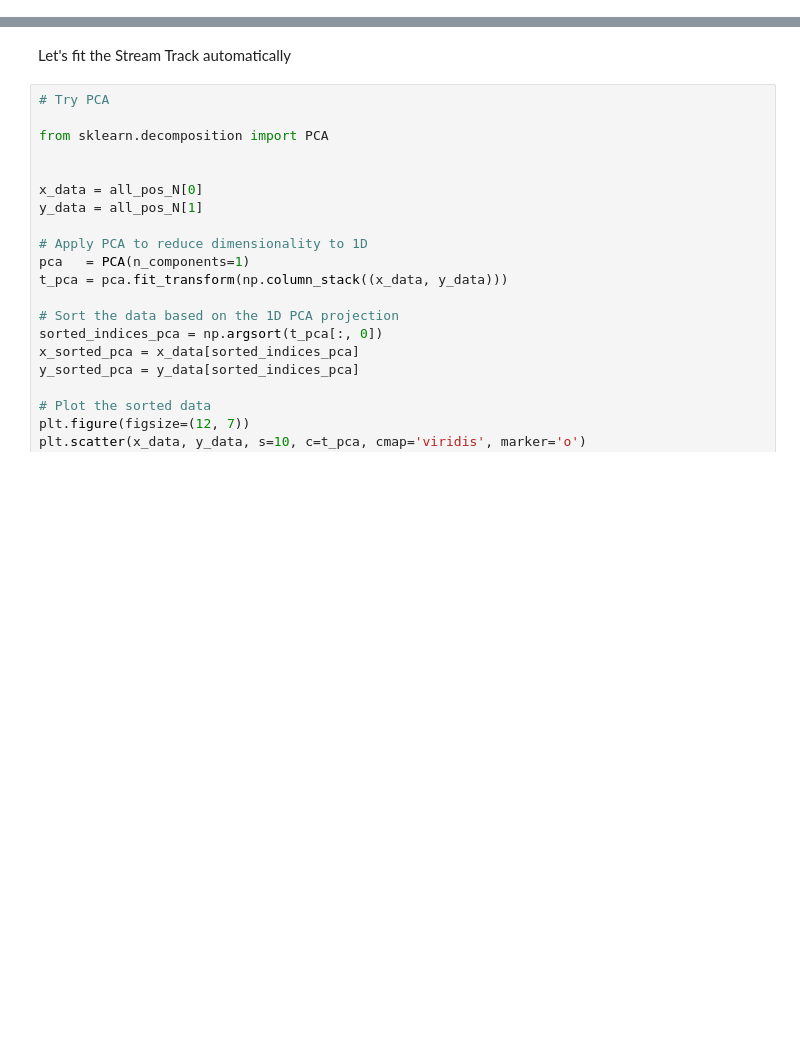
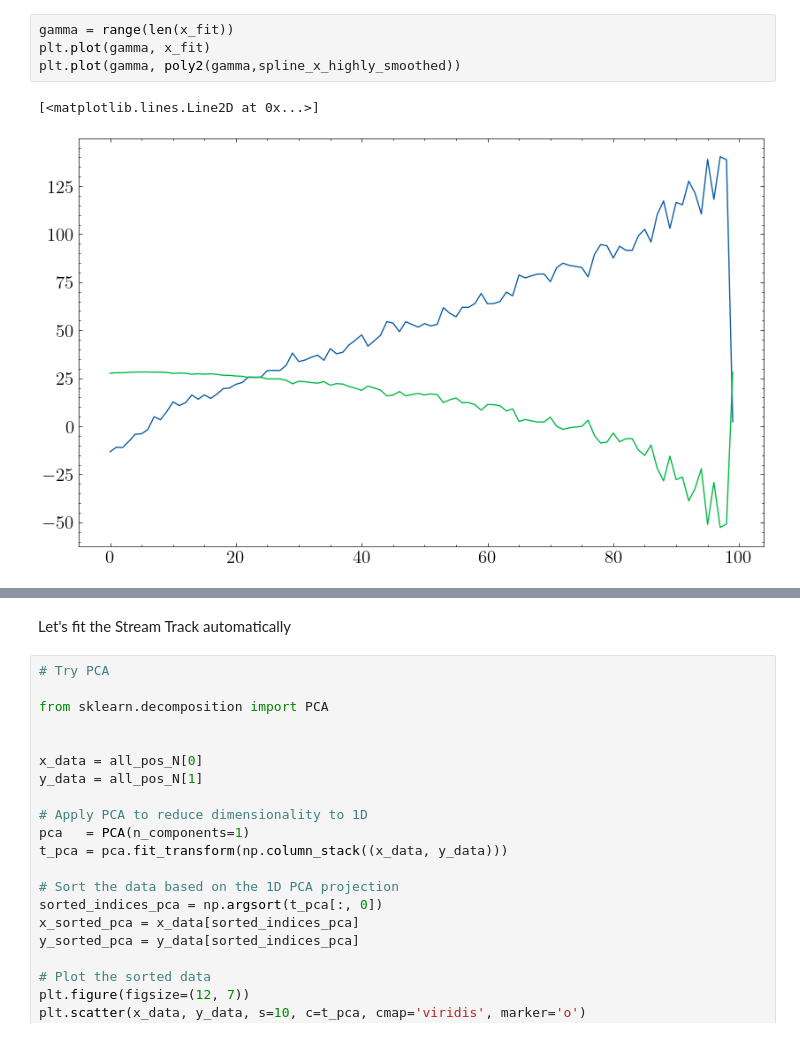
Before and after one commit to David-Chemaly/Nibaueur2023, a Jupyter notebook: stream_simulation.ipynb, the cells around one changed output, grey strips where cells are left out. Drawn from its saved outputs; the diff is of its cells as text; blank space fills up the shorter version.

```diff
--- a/stream_simulation.ipynb
+++ b/stream_simulation.ipynb
@@ -243,0 +129,7 @@ plt.scatter(all_xhi_N.value, np.sqrt(all_pos_N[0,:]**2+all_pos_N[1,:]**2),c=all_
+# %%
+gamma = range(len(x_fit))
+plt.plot(gamma, x_fit)
+plt.plot(gamma, poly2(gamma,spline_x_highly_smoothed))
+# %% [output]
+[<matplotlib.lines.Line2D at 0x...>]
+[figure, added]
```
Also changed, not shown: parts of 23 cells of this notebook, 6 other files.
